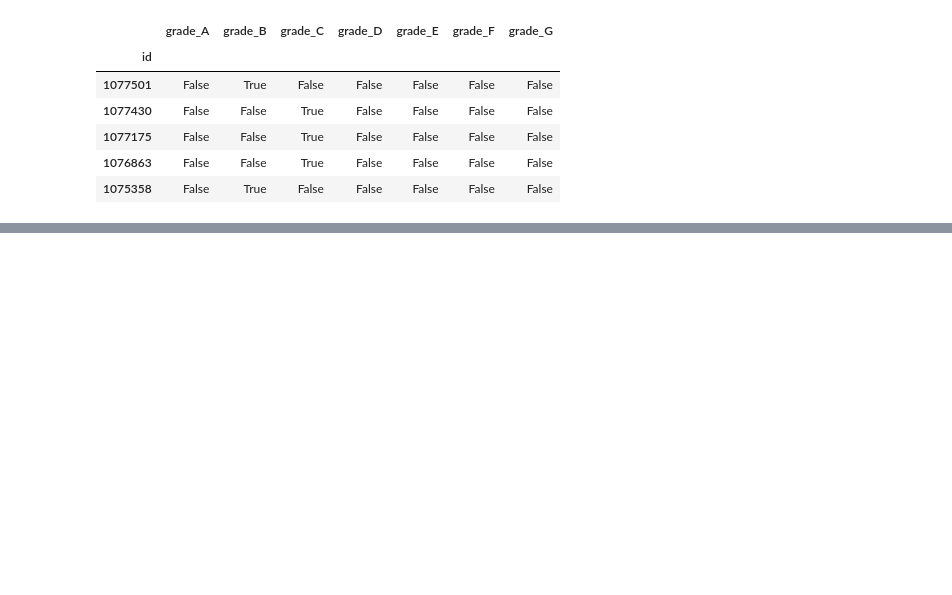
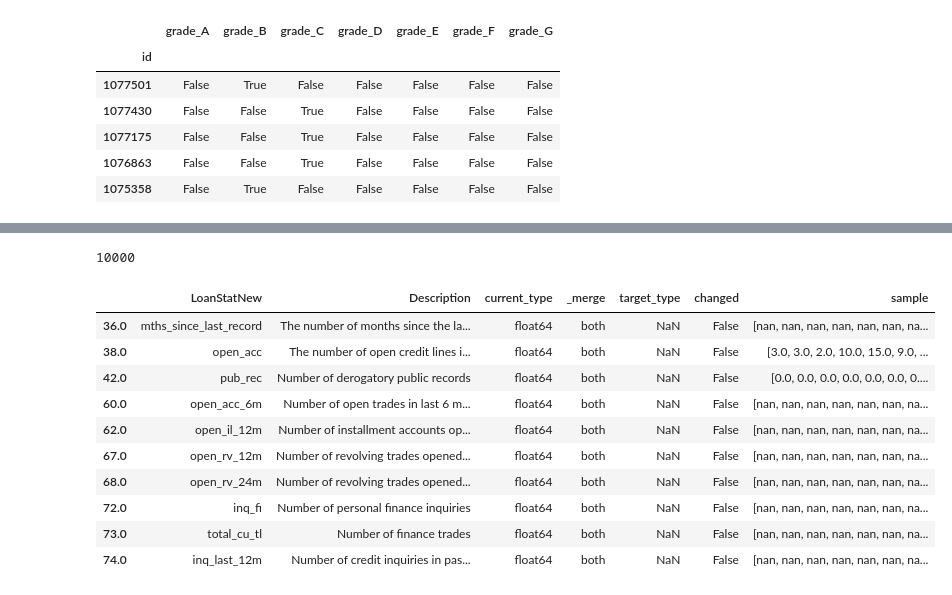
Before and after one commit to Xavi-Linux/CaRMeLo, a Jupyter notebook: notebooks/Data_Exploration.ipynb, the cells around one changed output, grey strips where cells are left out. Drawn from its saved outputs; the diff is of its cells as text; code cells hidden in the pictures; blank space fills up the shorter version.

```diff
--- a/notebooks/Data_Exploration.ipynb
+++ b/notebooks/Data_Exploration.ipynb
@@ -378,0 +527,9 @@ pd.get_dummies(df['grade'], prefix='grade').head()
+# %%
+df['loan_amnt'] = df['loan_amnt'].astype('float64')
+data_dict.loc[data_dict['LoanStatNew'] == 'loan_amnt', 'target_type'] = 'float64'
+
+df['revol_bal'] = df['revol_bal'].astype('float64')
+data_dict.loc[data_dict['LoanStatNew'] == 'revol_bal', 'target_type'] = 'float64'
+# %%
+df['funded_amnt'] = df['funded_amnt'].astype('float64')
+data_dict.loc[data_dict['LoanStatNew'] == 'funded_amnt', 'target_type'] = 'float64'
@@ -378,0 +556,23 @@ pd.get_dummies(df['grade'], prefix='grade').head()
+# %%
+df['open_acc_6m'].isnull().sum()
+# %% [output]
+10000
+# %%
+data_dict.loc[data_dict['LoanStatNew'] == 'zip_code', 'target_type'] = 'string'
+# %%
+type_mask: pd.Series = (data_dict['current_type'] == 'float64') & (data_dict['target_type'].isnull()) \
+                       & (data_dict['Description'].str.contains('[N,n]umber'))
+
+data_dict[type_mask]
+# %% [output]
+|  | LoanStatNew | Description | current_type | _merge | target_type | changed | sample |
+| 36.0 | mths_since_last_record | The number of months since the la... | float64 | both | NaN | False | [nan, nan, nan, nan, nan, nan, na... |
+| 38.0 | open_acc | The number of open credit lines i... | float64 | both | NaN | False | [3.0, 3.0, 2.0, 10.0, 15.0, 9.0, ... |
+| 42.0 | pub_rec | Number of derogatory public records | float64 | both | NaN | False | [0.0, 0.0, 0.0, 0.0, 0.0, 0.0, 0.... |
+| 60.0 | open_acc_6m | Number of open trades in last 6 m... | float64 | both | NaN | False | [nan, nan, nan, nan, nan, nan, na... |
+| 62.0 | open_il_12m | Number of installment accounts op... | float64 | both | NaN | False | [nan, nan, nan, nan, nan, nan, na... |
+| 67.0 | open_rv_12m | Number of revolving trades opened... | float64 | both | NaN | False | [nan, nan, nan, nan, nan, nan, na... |
+| 68.0 | open_rv_24m | Number of revolving trades opened... | float64 | both | NaN | False | [nan, nan, nan, nan, nan, nan, na... |
+| 72.0 | inq_fi | Number of personal finance inquiries | float64 | both | NaN | False | [nan, nan, nan, nan, nan, nan, na... |
+| 73.0 | total_cu_tl | Number of finance trades | float64 | both | NaN | False | [nan, nan, nan, nan, nan, nan, na... |
+| 74.0 | inq_last_12m | Number of credit inquiries in pas... | float64 | both | NaN | False | [nan, nan, nan, nan, nan, nan, na... |
```
Also changed, not shown: parts of 55 cells of this notebook.
